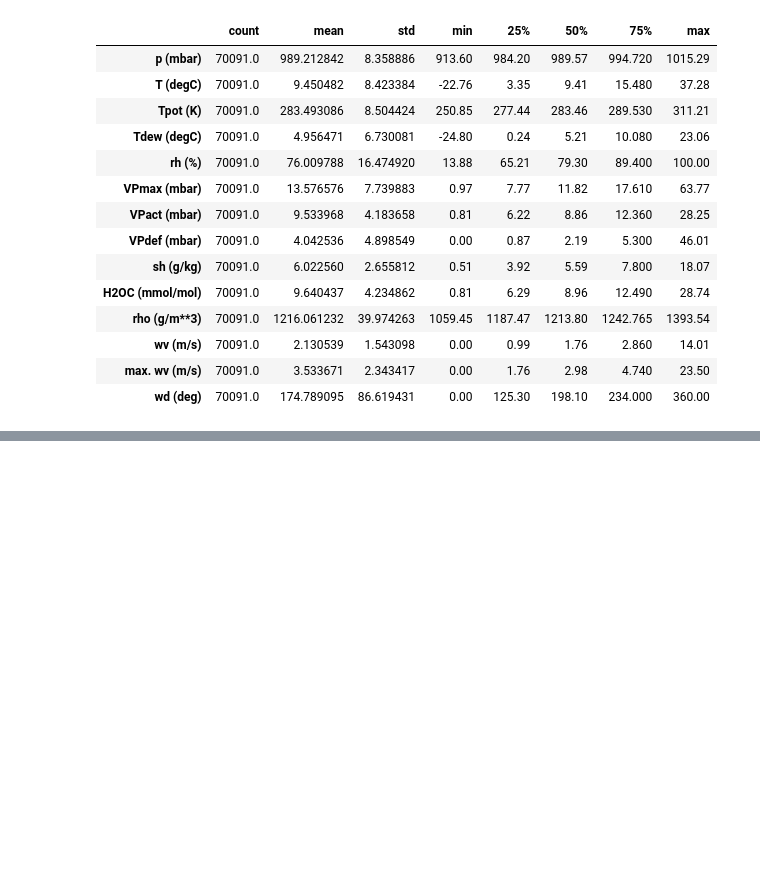
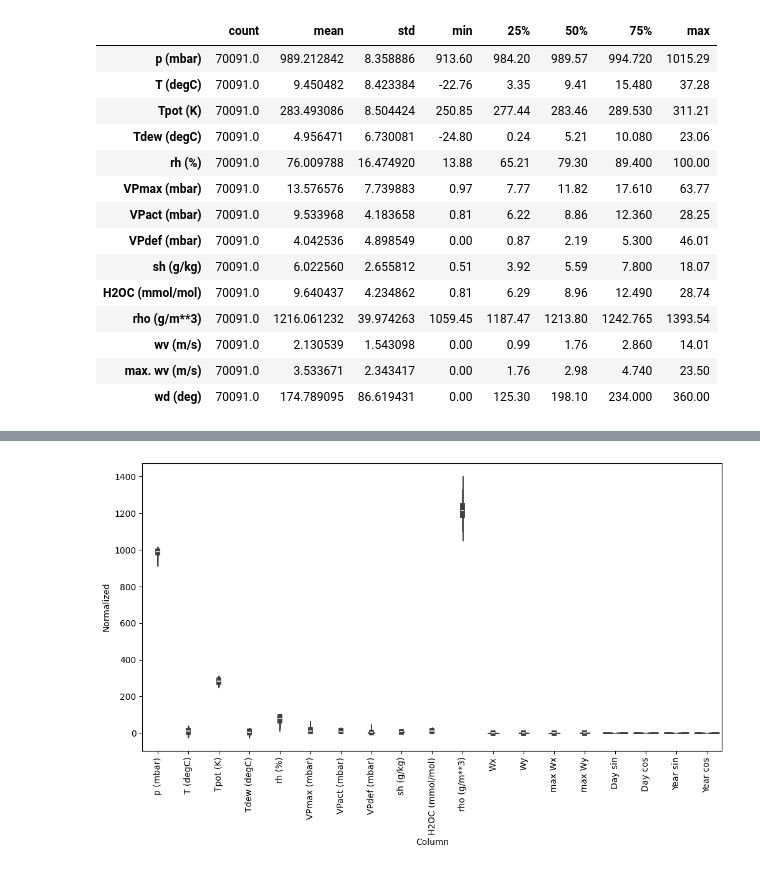
Before and after one commit to robetatis/study_notes_ml, a Jupyter notebook: weather.ipynb, the cells around one changed output, grey strips where cells are left out. Cells and saved outputs as stored; diff of their text form; code cells hidden in the pictures; blank space fills up the shorter version.

```diff
--- a/weather.ipynb
+++ b/weather.ipynb
@@ -68,0 +92,10 @@ Text(0, 0.5, 'wv (m/s)')
+# %%
+timestamp_s = date_time.map(pd.Timestamp.timestamp)
+
+day = 24*60*60
+year = (365.2425)*day
+
+df['Day sin'] = np.sin(timestamp_s * (2 * np.pi / day))
+df['Day cos'] = np.cos(timestamp_s * (2 * np.pi / day))
+df['Year sin'] = np.sin(timestamp_s * (2 * np.pi / year))
+df['Year cos'] = np.cos(timestamp_s * (2 * np.pi / year))
@@ -68,0 +125,8 @@ Text(0, 0.5, 'wv (m/s)')
+# %%
+df_melted = df.melt(var_name='Column', value_name='Normalized')
+
+plt.figure(figsize=(12, 6))
+ax = sns.violinplot(x='Column', y='Normalized', data=df_melted)
+_ = ax.set_xticklabels(df.keys(), rotation=90)
+# %% [output]
+[figure, added]
```
Also changed, not shown: parts of 7 cells of this notebook.
